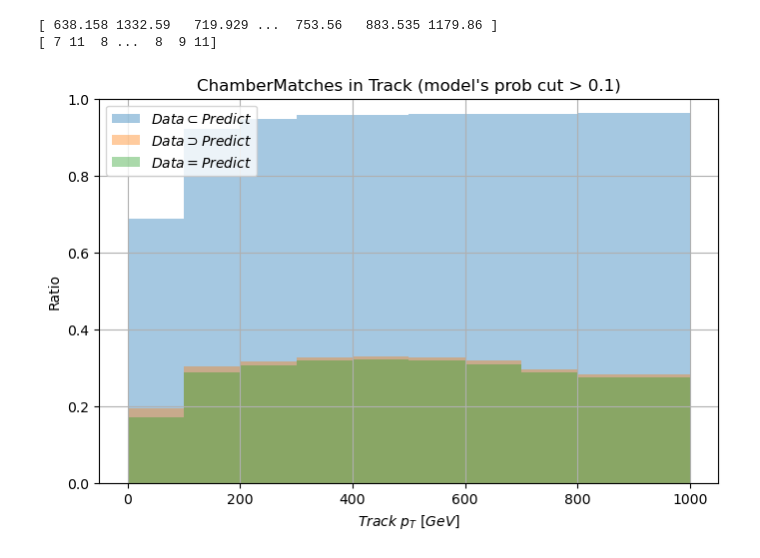
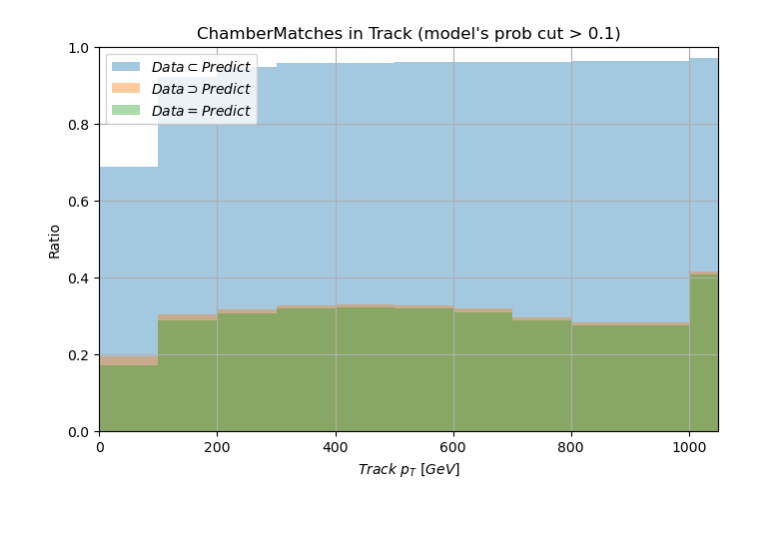
Before and after one commit to eigen1907/workspace-muon-id, a Jupyter notebook: 241222-XGBoost/notebook.ipynb, the cells around one changed output. Drawn from its saved outputs; the diff is of its cells as text; code cells hidden in the pictures; blank space fills up the shorter version.

```diff
--- a/241222-XGBoost/notebook.ipynb
+++ b/241222-XGBoost/notebook.ipynb
@@ -13,14 +13,15 @@ import matplotlib.pyplot as plt
 # %%
 def binning(bin_var, bin_min, bin_max, n_bin):
     bin_xs = np.concatenate(([-np.inf], np.linspace(bin_min, bin_max, n_bin + 1), [np.inf]), axis=0)
+    bin_step = bin_xs[2] - bin_xs[1]
     bin_centers = []
     for i in range(1, len(bin_xs) - 2):
-        bin_centers.append((bin_xs[i] + bin_xs[i+1])/2)
+        bin_centers.append((bin_xs[i] + bin_xs[i+1]) / 2)
+    bin_centers = np.concatenate(([bin_centers[0] - bin_step], bin_centers, [bin_centers[-1] + bin_step]), axis=0)
+
     bin_indices = np.digitize(bin_var, bin_xs) - 1
-    print(bin_var)
-    print(bin_indices)
-    bin_masks = [(bin_indices == i) for i in range(1, len(bin_xs) - 2)]
-    return bins, bin_centers, bin_masks
+    bin_masks = [(bin_indices == i) for i in range(len(bin_xs) - 1)]
+    return bin_xs, bin_centers, bin_masks
 # %%
 data_dir = '/users/hep/eigen1907/STORE/TrackDetMatches'
 detid_table_path = '/users/hep/eigen1907/Workspace/Workspace-DL/241222-det_raw_id/matched_det_raw_id.csv'
@@ -90,37 +85,34 @@ only pred      : 2.02
 # %%
-bins, bin_centers, bin_masks = binning(track_pt, 0, 1000, 10)
+bin_xs, bin_centers, bin_masks = binning(track_pt, 0, 1000, 10)
+no_diff_ratio, data_in_pred_ratio, pred_in_data_ratio = [], [], []
 
-no_diff_ratio_by_bin = []
-data_in_pred_ratio_by_bin = []
-pred_in_data_ratio_by_bin = []
 for bin_mask in bin_masks:
     unique, count = np.unique(n_diff[bin_mask], return_counts=True)
-    no_diff_ratio_by_bin.append(count[0] / count.sum())
+    no_diff_ratio.append(count[0] / count.sum() if len(count) != 0 else 0)
 
     unique, count = np.unique(n_only_pred[bin_mask], return_counts=True)
-    pred_in_data_ratio_by_bin.append(count[0] / count.sum())
+    pred_in_data_ratio.append(count[0] / count.sum() if len(count) != 0 else 0)
 
     unique, count = np.unique(n_only_data[bin_mask], return_counts=True)
-    data_in_pred_ratio_by_bin.append(count[0] / count.sum())
+    data_in_pred_ratio.append(count[0] / count.sum() if len(count) != 0 else 0)
+
 
 plt.figure(figsize=(8, 5))
-plt.bar(bin_centers, data_in_pred_ratio_by_bin, width=100, alpha=0.4, label=r'$Data \subset Predict$')
-plt.bar(bin_centers, pred_in_data_ratio_by_bin, width=100, alpha=0.4, label=r'$Data \supset Predict$')
-plt.bar(bin_centers, no_diff_ratio_by_bin, width=100, alpha=0.4, label=r'$Data = Predict$')
 
-#plt.xlim(bins[1], bins[-2])
-plt.xlim(-50, 1050)
+plt.bar(bin_centers, data_in_pred_ratio, width=100, alpha=0.4, label=r'$Data \subset Predict$')
+plt.bar(bin_centers, pred_in_data_ratio, width=100, alpha=0.4, label=r'$Data \supset Predict$')
+plt.bar(bin_centers, no_diff_ratio, width=100, alpha=0.4, label=r'$Data = Predict$')
+
+plt.xlim(0, bin_centers[-1])
 plt.ylim(0, 1.0)
 
 plt.xlabel(r'$Track\ p_{T}\ [GeV]$')
 plt.ylabel('Ratio')
 plt.title(f'ChamberMatches in Track (model\'s prob cut > {prob_cut})')
 
 plt.legend()
 plt.grid(True)
 plt.show()
 # %% [output]
-[ 638.158 1332.59   719.929 ...  753.56   883.535 1179.86 ]
-[ 7 11  8 ...  8  9 11]
-[figure, old version]
+[figure, new version]
 # %%
```
Also changed, not shown: parts of 5 cells of this notebook, 3 other files.
